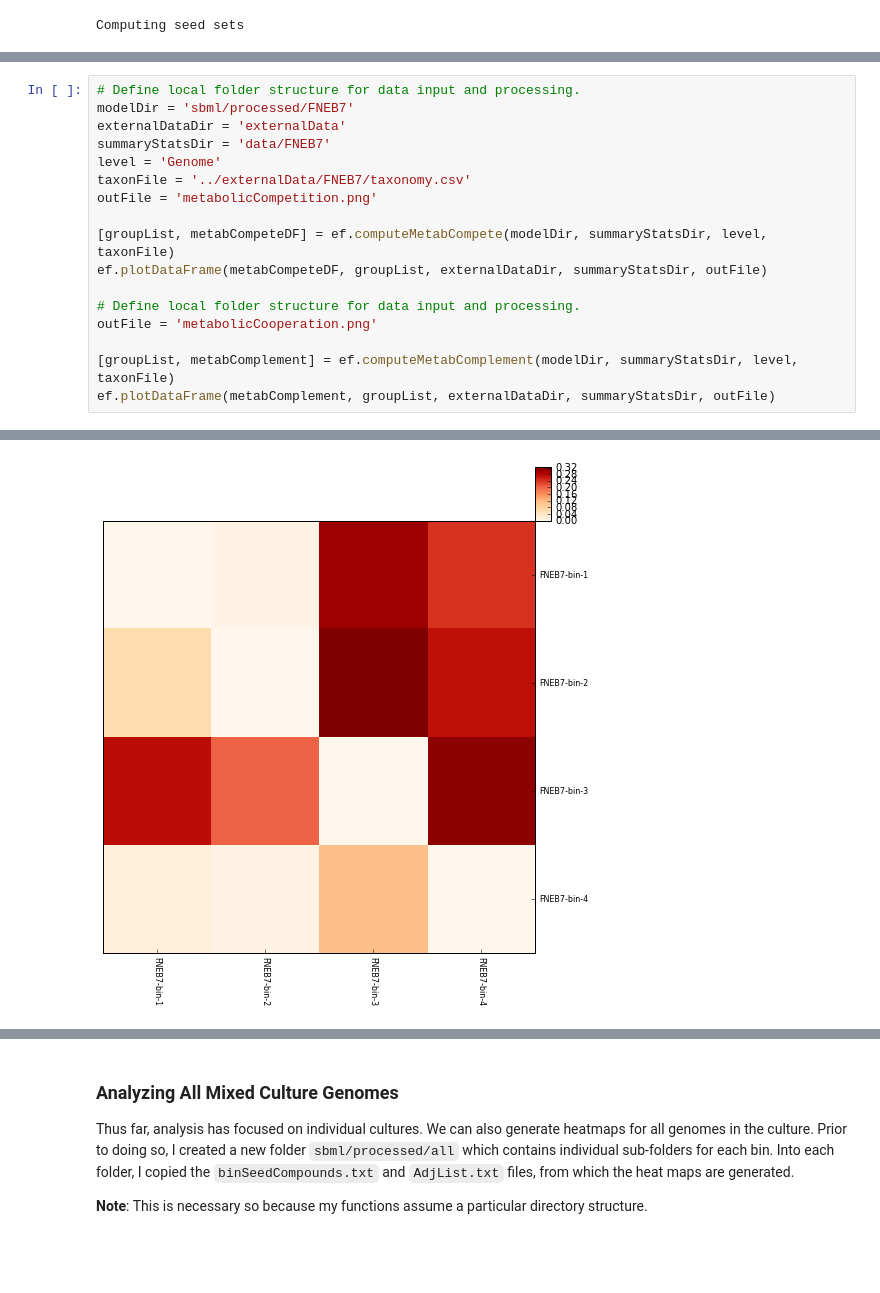
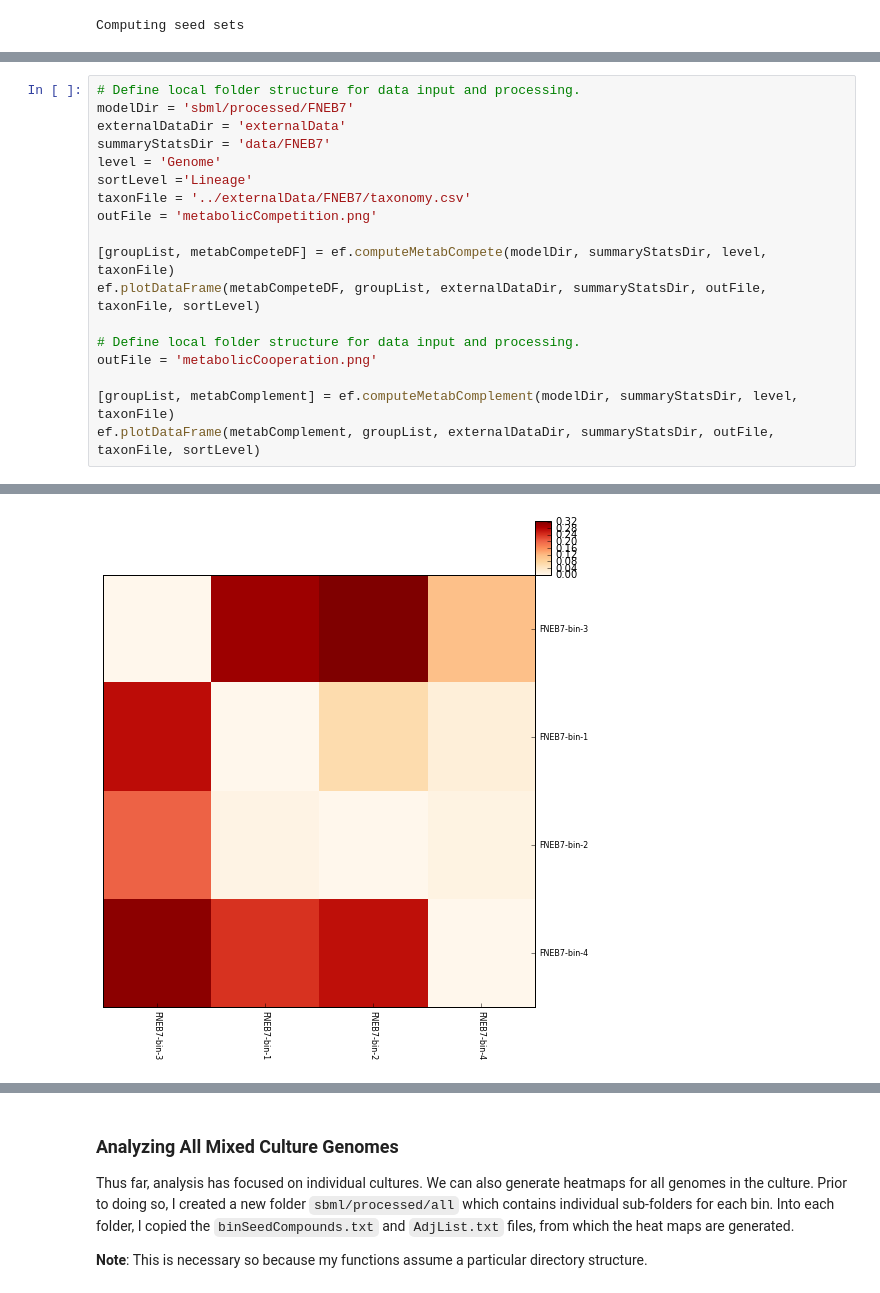
Before and after one commit to celawson87/reverseEcology, a Jupyter notebook: jupyter/reverseEcology.ipynb, the cells around one changed output, grey strips where cells are left out. Drawn from its saved outputs; the diff is of its cells as text; blank space fills up the shorter version.

Commit message:
Update metabComplement. Now reads as 'row supplies metabolites to column'. Rerun NB with new heatmaps.

```diff
--- a/jupyter/reverseEcology.ipynb
+++ b/jupyter/reverseEcology.ipynb
@@ -693,15 +695,16 @@ modelDir = 'sbml/processed/FNEB7'
 externalDataDir = 'externalData'
 summaryStatsDir = 'data/FNEB7'
 level = 'Genome'
+sortLevel ='Lineage'
 taxonFile = '../externalData/FNEB7/taxonomy.csv'
 outFile = 'metabolicCompetition.png'
 
 [groupList, metabCompeteDF] = ef.computeMetabCompete(modelDir, summaryStatsDir, level, taxonFile)
-ef.plotDataFrame(metabCompeteDF, groupList, externalDataDir, summaryStatsDir, outFile)
+ef.plotDataFrame(metabCompeteDF, groupList, externalDataDir, summaryStatsDir, outFile, taxonFile, sortLevel)
 
 # Define local folder structure for data input and processing.
 outFile = 'metabolicCooperation.png'
 
 [groupList, metabComplement] = ef.computeMetabComplement(modelDir, summaryStatsDir, level, taxonFile)
-ef.plotDataFrame(metabComplement, groupList, externalDataDir, summaryStatsDir, outFile)
+ef.plotDataFrame(metabComplement, groupList, externalDataDir, summaryStatsDir, outFile, taxonFile, sortLevel)
 # %% [output]
@@ -709,4 +712,4 @@ ef.plotDataFrame(metabComplement, groupList, externalDataDir, summaryStatsDir, o
-[figure, old version]
+[figure, new version]
 # %%
 # Define local folder structure for data input and processing.
 modelDir = 'sbml/processed/FNED7'
```
Also changed, not shown: parts of 10 cells of this notebook, 20 other files.
